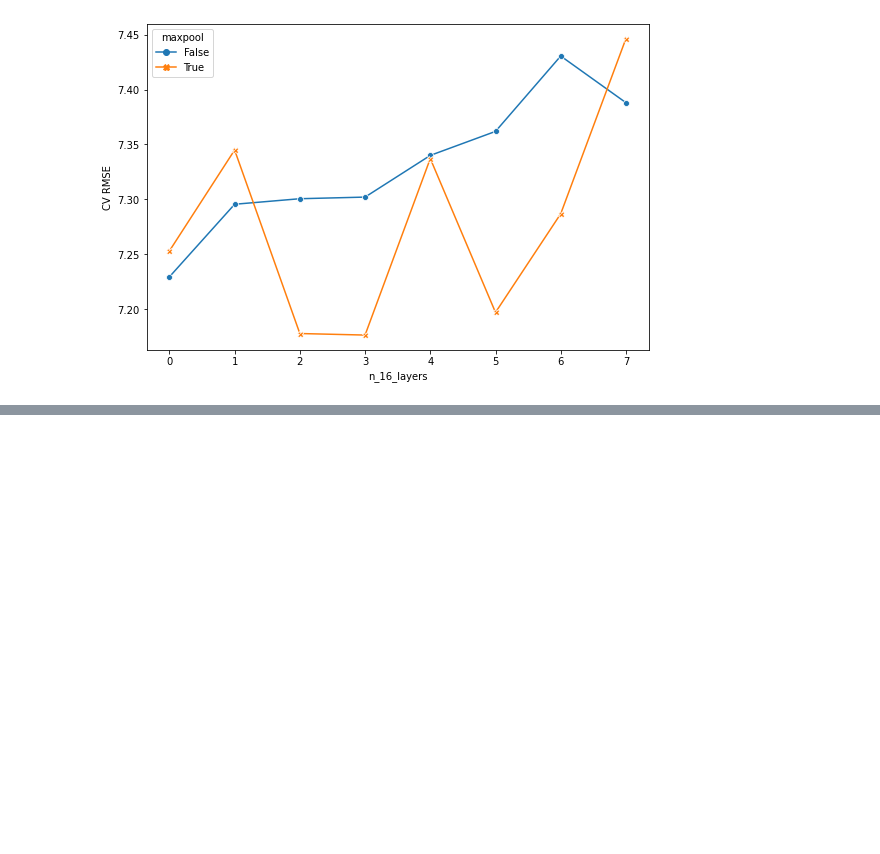
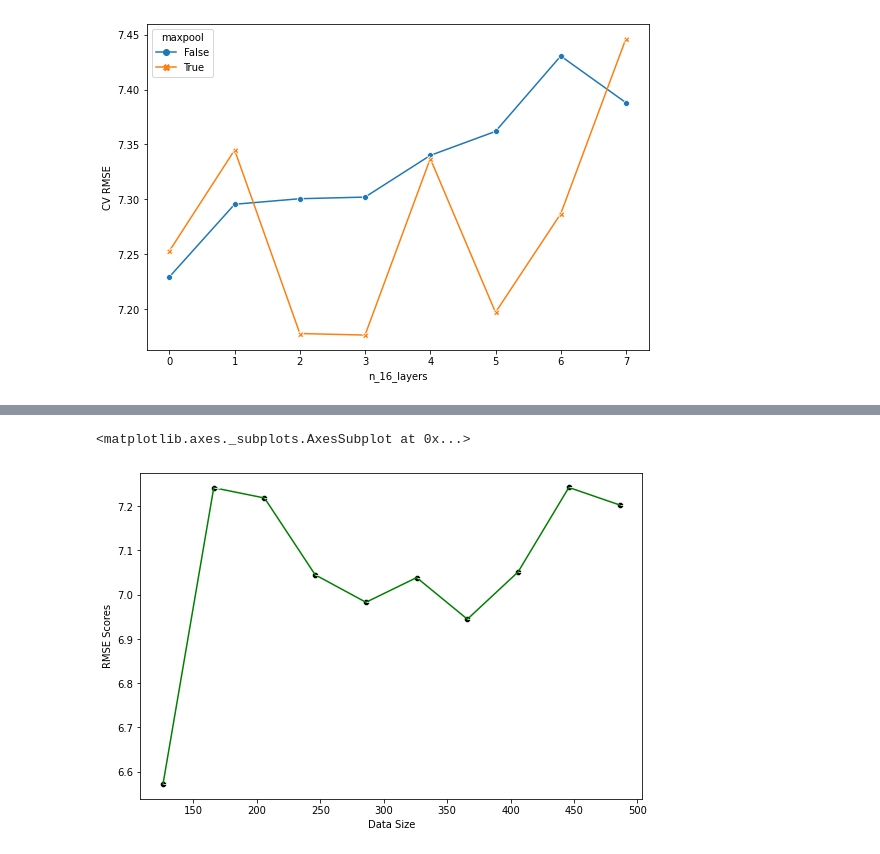
Before and after one commit to Bibhash123/Estimation-of-Surface-NO2, a Jupyter notebook: Results and Analysis/Validation_Plots.ipynb, the cells around one changed output, grey strips where cells are left out. Cells and saved outputs as stored; diff of their text form; code cells hidden in the pictures; blank space fills up the shorter version.

```diff
--- a/Results and Analysis/Validation_Plots.ipynb
+++ b/Results and Analysis/Validation_Plots.ipynb
@@ -222,0 +273,12 @@ sns.lineplot(data = df, x = "n_16_layers", y = 'CV RMSE',hue='maxpool',
+# %%
+def DataOfNextSize(df,step=20):
+  df = df.reset_index(drop=True)
+  mask = [True for _ in range(len(df))]
+  for fold in range(5):
+    indices = np.random.choice(list(df[df["Fold"]==fold].index),step//5,replace=False)
+    for index in indices:
+      mask[index]=False
+  df = df.loc[mask,:]
+  return df
+# %%
+new_df = files.copy()
@@ -222,0 +313,15 @@ sns.lineplot(data = df, x = "n_16_layers", y = 'CV RMSE',hue='maxpool',
+# %%
+scores = []
+data_sizes = []
+
+while new_df.shape[0]>100:
+  print("Input Data of Size {}".format(len(new_df)))
+  data_sizes.append(len(new_df))
+  rmse_score = trainFunction(new_df)
+  scores.append(rmse_score)
+  new_df = DataOfNextSize(new_df,step=40)
+
+record = pd.DataFrame.from_dict({
+    'Data Size':data_sizes,
+    'RMSE Scores':scores
+})
@@ -222,0 +346,7 @@ sns.lineplot(data = df, x = "n_16_layers", y = 'CV RMSE',hue='maxpool',
+# %%
+plt.figure(figsize=(9,6))
+sns.lineplot(data=record, x= "Data Size", y = "RMSE Scores",marker=True,dashes=False,color="green")
+sns.scatterplot(data=record, x= "Data Size", y = "RMSE Scores",color="black")
+# %% [output]
+<matplotlib.axes._subplots.AxesSubplot at 0x...>
+[figure, added]
```
Also changed, not shown: parts of 10 cells of this notebook.
